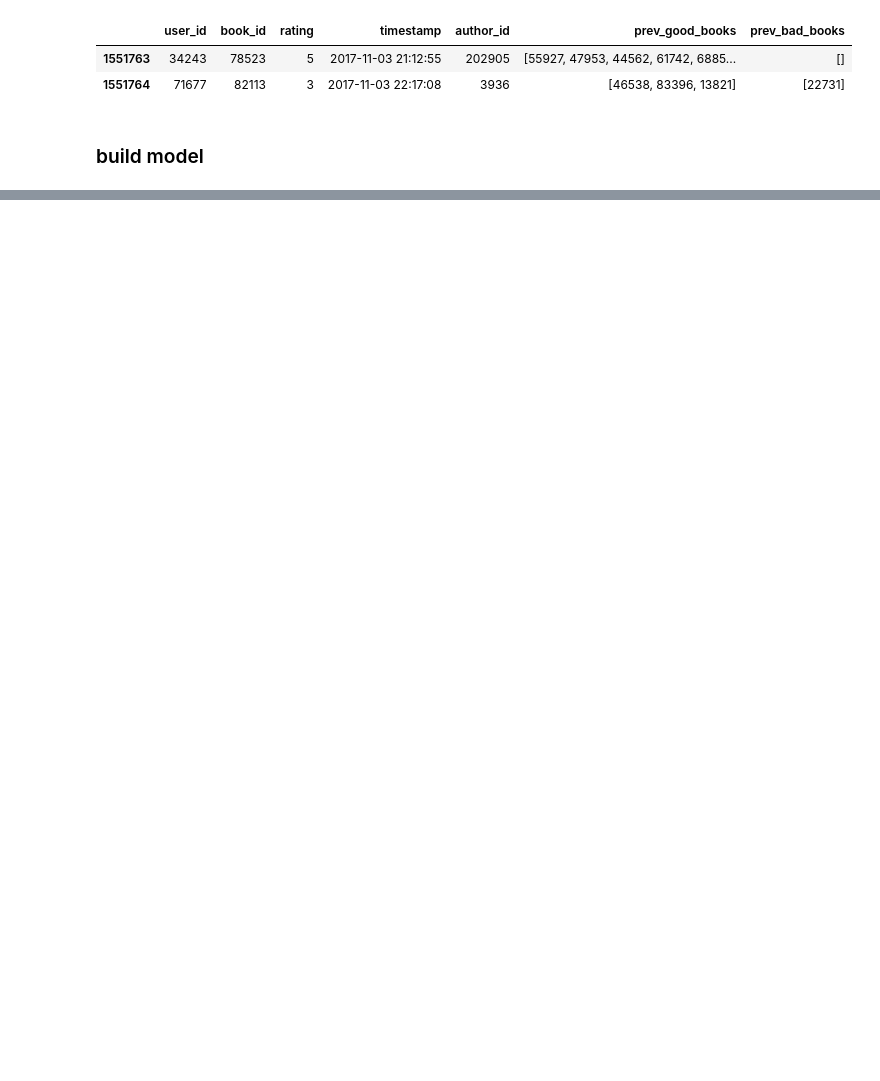
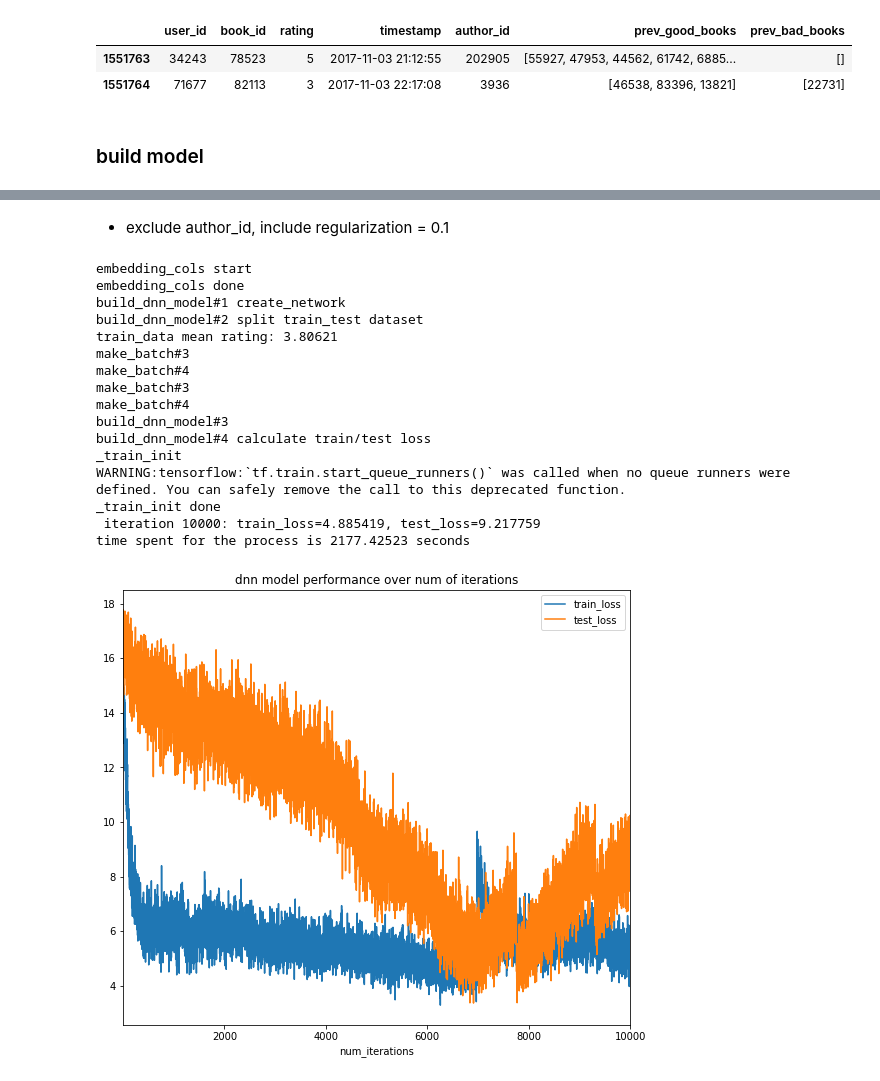
Before and after one commit to elainewyq/Goodreads_Book_Recommender, a Jupyter notebook: DNN_model_w_content_feature.ipynb, the cells around one changed output, grey strips where cells are left out. Drawn from its saved outputs; the diff is of its cells as text; code cells hidden in the pictures; blank space fills up the shorter version.

```diff
--- a/DNN_model_w_content_feature.ipynb
+++ b/DNN_model_w_content_feature.ipynb
@@ -125,0 +184,19 @@ time spent for the process is 347.25079
+# %%
+with tf.Graph().as_default():
+    print('embedding_cols start')
+    embedding_cols = make_shared_embedding_col(
+                ['prev_good_books','prev_bad_books'],
+                'book_id_embedding',
+                list(dataset['book_id'].unique()), 5)
+             # + [make_embedding_col('author_id',list(dataset['author_id'].unique()), 5)] #input features should be string to create embedding
+             #make_embedding_col('publisher',10)
+
+    print('embedding_cols done')
+    dnn_model_4 = build_dnn_model(dataset,
+        embedding_cols = embedding_cols, hidden_dims=[5],
+        learning_rate = 0.1, regularization_coeff = 0
+    )
+
+start_time = timeit.default_timer()
+dnn_model_4.train( num_iterations =10000)
+print('\ntime spent for the process is %.5f seconds'% (timeit.default_timer() - start_time))
@@ -125,0 +219,39 @@ time spent for the process is 347.25079
+# %% [markdown]
+* exclude author_id, include regularization = 0.1
+# %%
+with tf.Graph().as_default():
+    print('embedding_cols start')
+    embedding_cols = make_shared_embedding_col(
+                ['prev_good_books','prev_bad_books'],
+                'book_id_embedding',
+                list(dataset['book_id'].unique()), 5)
+             # + [make_embedding_col('author_id',list(dataset['author_id'].unique()), 5)] #input features should be string to create embedding
+             #make_embedding_col('publisher',10)
+
+    print('embedding_cols done')
+    dnn_model_3 = build_dnn_model(dataset,
+        embedding_cols = embedding_cols, hidden_dims=[5],
+        learning_rate = 0.1, regularization_coeff = 0.1
+    )
+
+start_time = timeit.default_timer()
+dnn_model_3.train( num_iterations =10000)
+print('\ntime spent for the process is %.5f seconds'% (timeit.default_timer() - start_time))
+# %% [output]
+embedding_cols start
+embedding_cols done
+build_dnn_model#1 create_network
+build_dnn_model#2 split train_test dataset
+train_data mean rating: 3.80621
+make_batch#3
+make_batch#4
+make_batch#3
+make_batch#4
+build_dnn_model#3
+build_dnn_model#4 calculate train/test loss
+_train_init
+WARNING:tensorflow:`tf.train.start_queue_runners()` was called when no queue runners were defined. You can safely remove the call to this deprecated function.
+_train_init done
+ iteration 10000: train_loss=4.885419, test_loss=9.217759
+time spent for the process is 2177.42523 seconds
+[figure, added]
```
Also changed, not shown: parts of 19 cells of this notebook.
